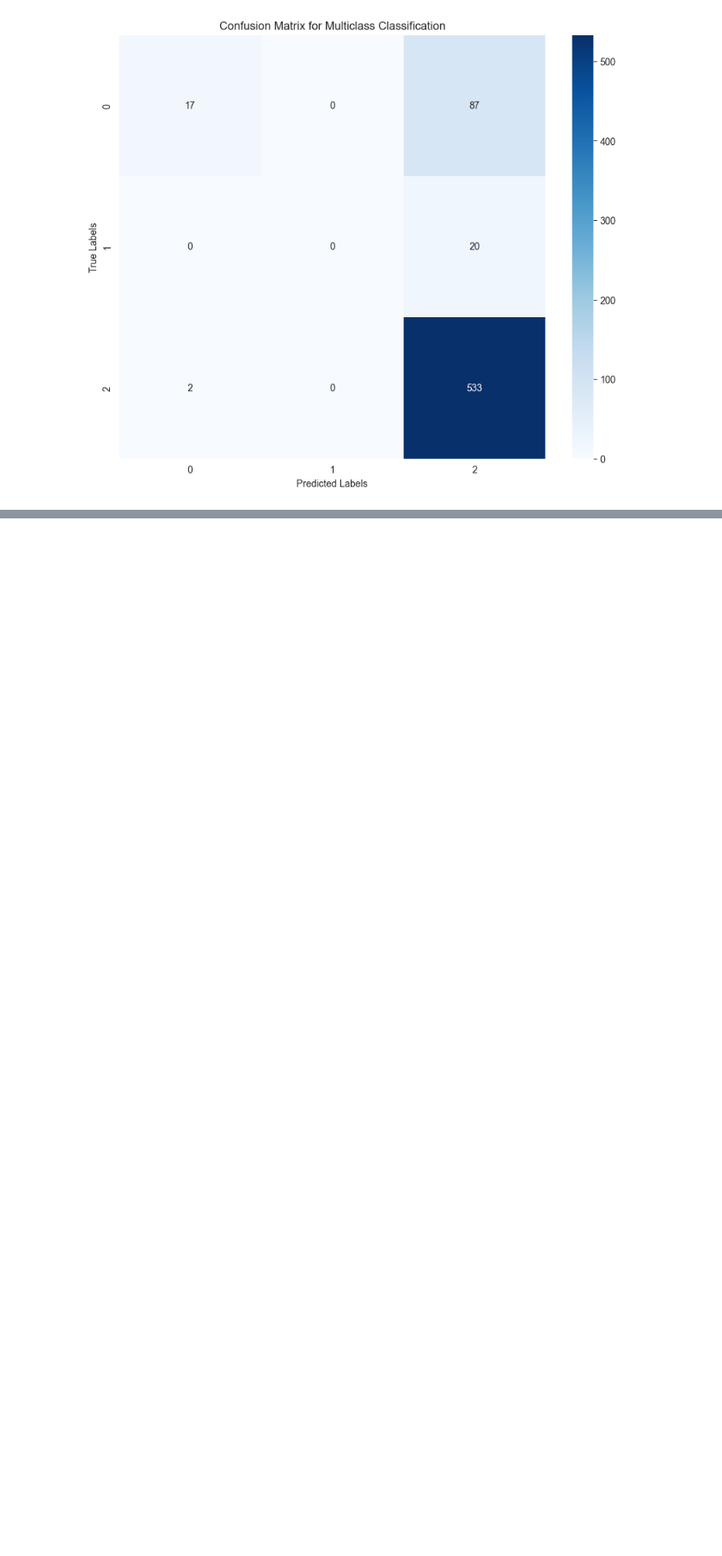
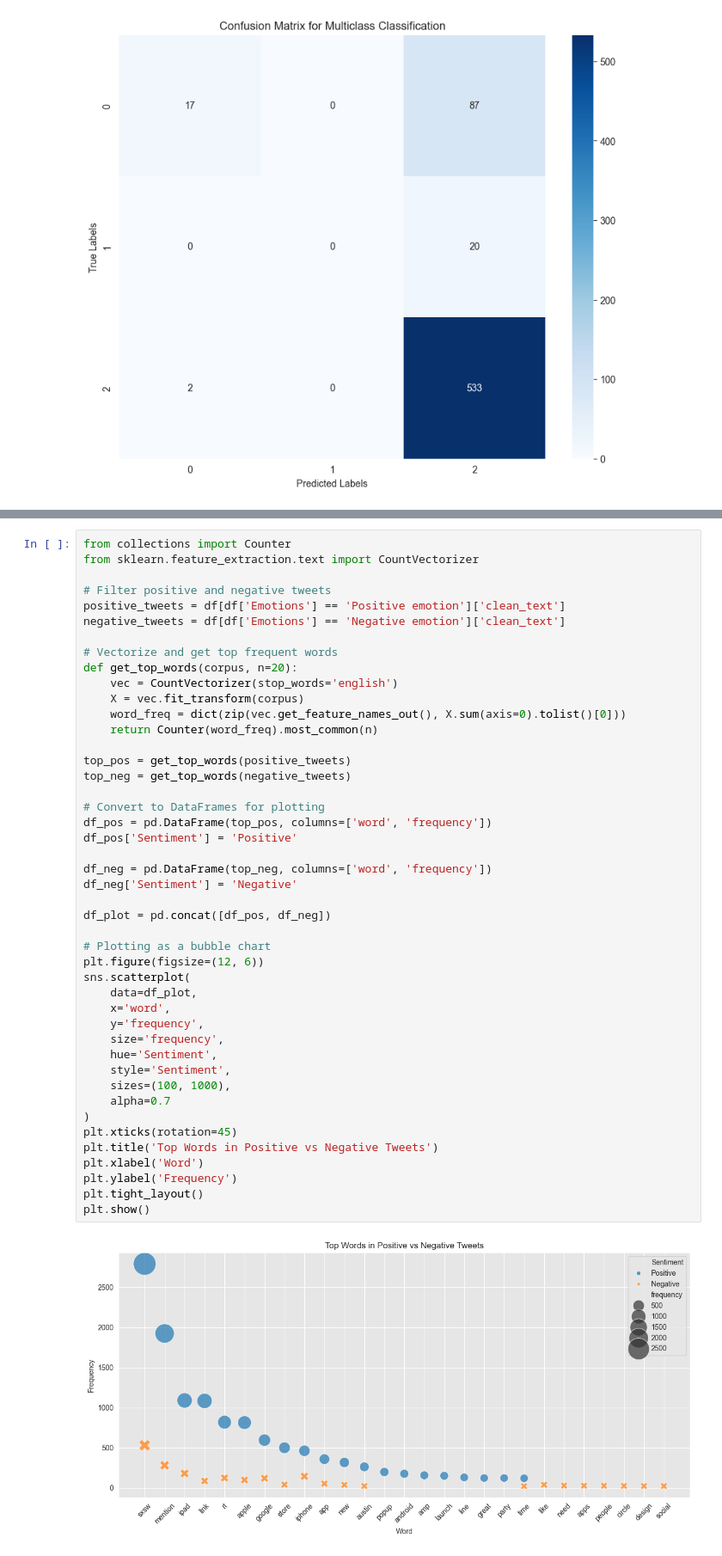
Before and after one commit to JabesGK/PHASE-4-PROJECT_1, a Jupyter notebook: Group3_Phase4_project_final.ipynb, the cells around one changed output, grey strips where cells are left out. Shown: that part at 86% size. Drawn from its saved outputs; the diff is of its cells as text; blank space fills up the shorter version.

```diff
--- a/Group3_Phase4_project_final.ipynb
+++ b/Group3_Phase4_project_final.ipynb
@@ -1126,0 +1292,47 @@ plt.show()
+# %%
+from collections import Counter
+from sklearn.feature_extraction.text import CountVectorizer
+
+# Filter positive and negative tweets
+positive_tweets = df[df['Emotions'] == 'Positive emotion']['clean_text']
+negative_tweets = df[df['Emotions'] == 'Negative emotion']['clean_text']
+
+# Vectorize and get top frequent words
+def get_top_words(corpus, n=20):
+    vec = CountVectorizer(stop_words='english')
+    X = vec.fit_transform(corpus)
+    word_freq = dict(zip(vec.get_feature_names_out(), X.sum(axis=0).tolist()[0]))
+    return Counter(word_freq).most_common(n)
+
+top_pos = get_top_words(positive_tweets)
+top_neg = get_top_words(negative_tweets)
+
+# Convert to DataFrames for plotting
+df_pos = pd.DataFrame(top_pos, columns=['word', 'frequency'])
+df_pos['Sentiment'] = 'Positive'
+
+df_neg = pd.DataFrame(top_neg, columns=['word', 'frequency'])
+df_neg['Sentiment'] = 'Negative'
+
+df_plot = pd.concat([df_pos, df_neg])
+
+# Plotting as a bubble chart
+plt.figure(figsize=(12, 6))
+sns.scatterplot(
+    data=df_plot,
+    x='word',
+    y='frequency',
+    size='frequency',
+    hue='Sentiment',
+    style='Sentiment',
+    sizes=(100, 1000),
+    alpha=0.7
+)
+plt.xticks(rotation=45)
+plt.title('Top Words in Positive vs Negative Tweets')
+plt.xlabel('Word')
+plt.ylabel('Frequency')
+plt.tight_layout()
+plt.show()
+# %% [output]
+[figure, added]
```
Also changed, not shown: parts of 37 cells of this notebook.
